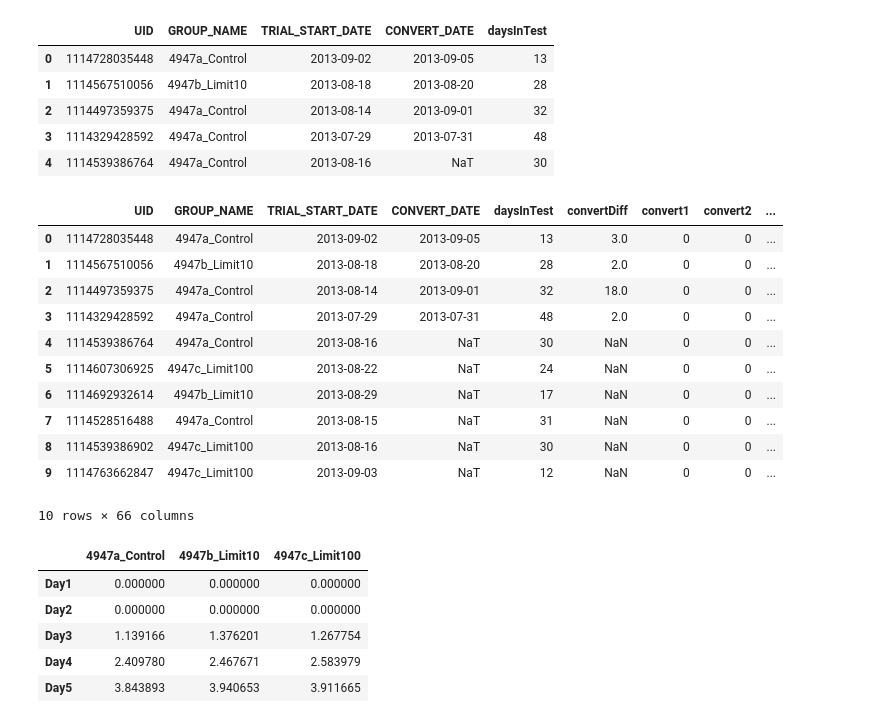
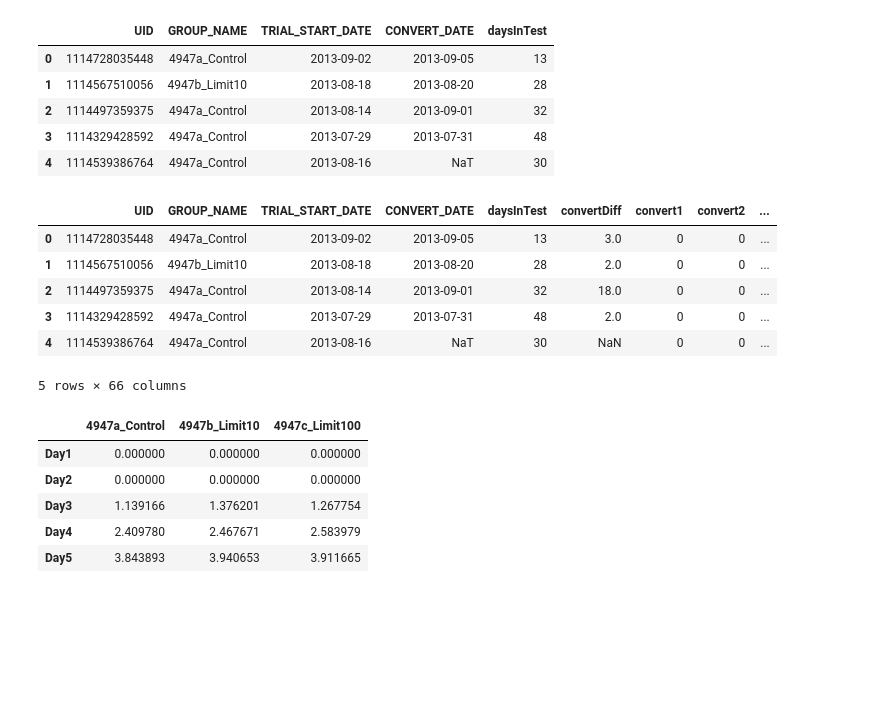
Before and after one commit to mattpupa/AB_TestForecast, a Jupyter notebook: AB_TestForecast_v1.ipynb, the cells around one changed output. Drawn from its saved outputs; the diff is of its cells as text; code cells hidden in the pictures; blank space fills up the shorter version.

```diff
--- a/AB_TestForecast_v1.ipynb
+++ b/AB_TestForecast_v1.ipynb
@@ -112,20 +112,15 @@ def create_conversion_columns():
 
 create_conversion_columns()
 # %%
-raw.head(10)
+raw.head()
 # %% [output]
 |  | UID | GROUP_NAME | TRIAL_START_DATE | CONVERT_DATE | daysInTest | convertDiff | convert1 | convert2 | ... |
 | 0 | 1114728035448 | 4947a_Control | 2013-09-02 | 2013-09-05 | 13 | 3.0 | 0 | 0 | ... |
 | 1 | 1114567510056 | 4947b_Limit10 | 2013-08-18 | 2013-08-20 | 28 | 2.0 | 0 | 0 | ... |
 | 2 | 1114497359375 | 4947a_Control | 2013-08-14 | 2013-09-01 | 32 | 18.0 | 0 | 0 | ... |
 | 3 | 1114329428592 | 4947a_Control | 2013-07-29 | 2013-07-31 | 48 | 2.0 | 0 | 0 | ... |
 | 4 | 1114539386764 | 4947a_Control | 2013-08-16 | NaT | 30 | NaN | 0 | 0 | ... |
-| 5 | 1114607306925 | 4947c_Limit100 | 2013-08-22 | NaT | 24 | NaN | 0 | 0 | ... |
-| 6 | 1114692932614 | 4947b_Limit10 | 2013-08-29 | NaT | 17 | NaN | 0 | 0 | ... |
-| 7 | 1114528516488 | 4947a_Control | 2013-08-15 | NaT | 31 | NaN | 0 | 0 | ... |
-| 8 | 1114539386902 | 4947c_Limit100 | 2013-08-16 | NaT | 30 | NaN | 0 | 0 | ... |
-| 9 | 1114763662847 | 4947c_Limit100 | 2013-09-03 | NaT | 12 | NaN | 0 | 0 | ... |
-10 rows × 66 columns
+5 rows × 66 columns
 # %%
 # Create function to create dataframe and calculate conversion rates by day of trial
 # Dataframe also needs to be transposed for the slope calculation
```
Also changed, not shown: parts of 10 cells of this notebook.
